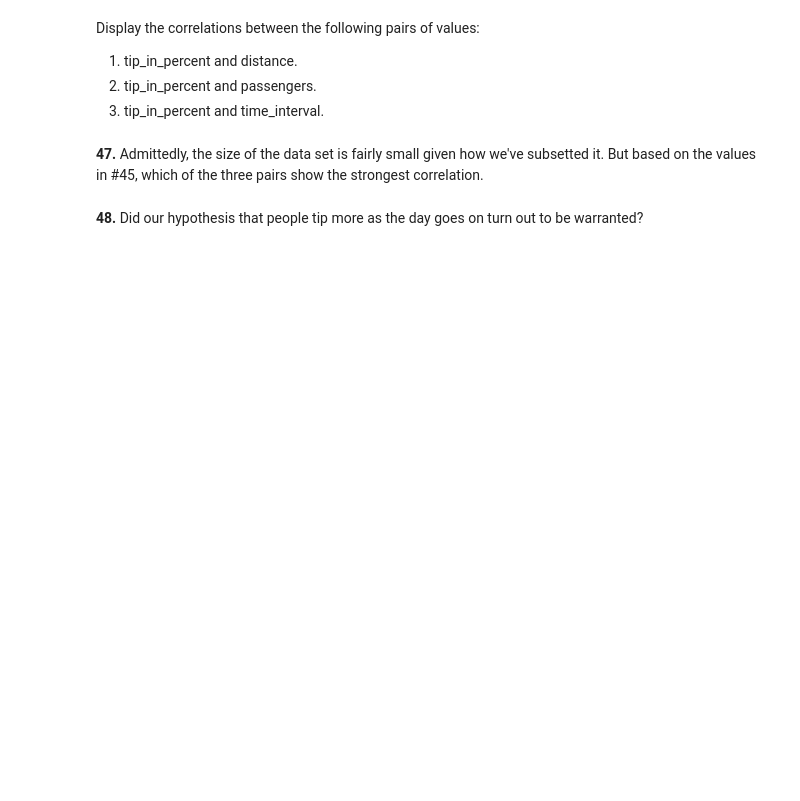
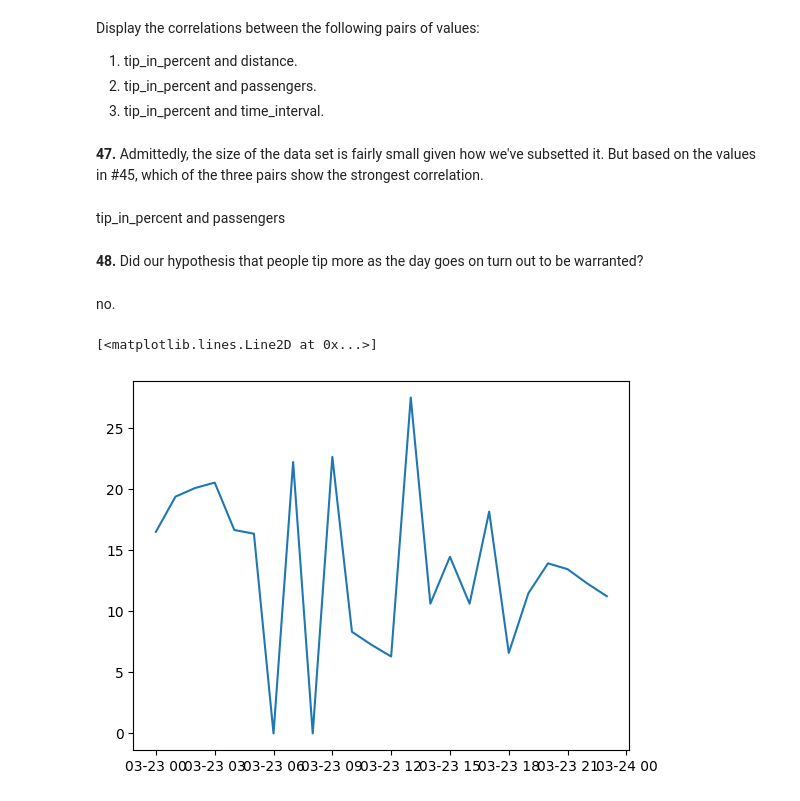
Before and after one commit to siddhanttt2506/RESUME-RATER, a Jupyter notebook: WEEK_0_submission/Utkarsh_241117_0/PandasExercises.ipynb, the cells around one changed output. Cells and saved outputs as stored; diff of their text form; code cells hidden in the pictures; blank space fills up the shorter version.

````diff
--- a/WEEK_0_submission/Utkarsh_241117_0/PandasExercises.ipynb
+++ b/WEEK_0_submission/Utkarsh_241117_0/PandasExercises.ipynb
@@ -359,2 +395,5 @@ taxis = sns.load_dataset("taxis")
 # %% [markdown]
 **44.** Create a new column in taxis_means, ```tip_in_percent```.  The source columns for this should be "fare" and "tip"
+# %%
+df_means["tip_in_percent"]=100*df_means["tip"]/df_means["fare"]
+print(df_means)
@@ -361,2 +418,5 @@ taxis = sns.load_dataset("taxis")
 # %% [markdown]
 **45.** Create a new column, time_interval, as a range of integer values beginning with zero.
+# %%
+df_means["time_interval"]=range(len(df_means))
+df_means
@@ -367,5 +446,15 @@ Display the correlations between the following pairs of values:
 1. tip_in_percent and time_interval.
 # %% [markdown]
 **47.** Admittedly, the size of the data set is fairly small given how we've subsetted it.  But based on the values in #45, which of the three pairs show the strongest correlation.
+# %% [markdown]
+tip_in_percent and passengers
 # %% [markdown]
 **48.** Did our hypothesis that people tip more as the day goes on turn out to be warranted?
+# %% [markdown]
+no.
+# %%
+import matplotlib.pyplot as plt
+plt.plot(df_means.tip_in_percent)
+# %% [output]
+[<matplotlib.lines.Line2D at 0x...>]
+[figure, added]
````
Also changed, not shown: parts of 8 cells of this notebook, 18 other files.
